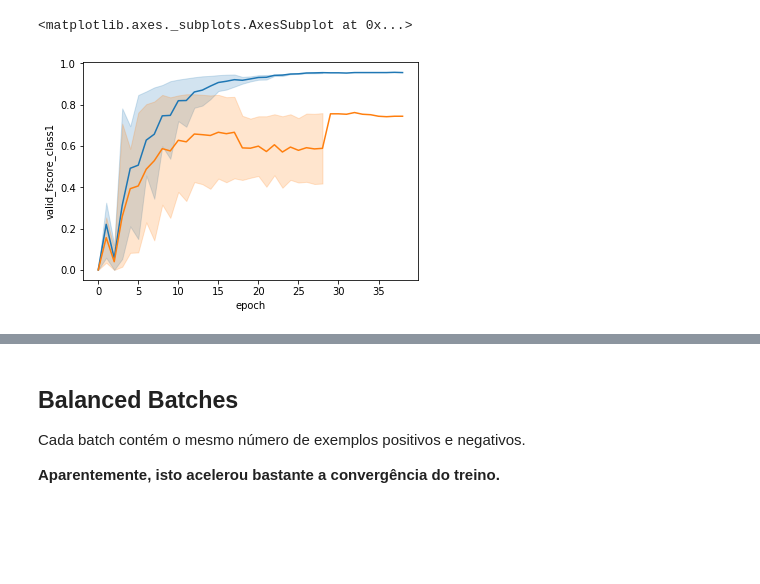
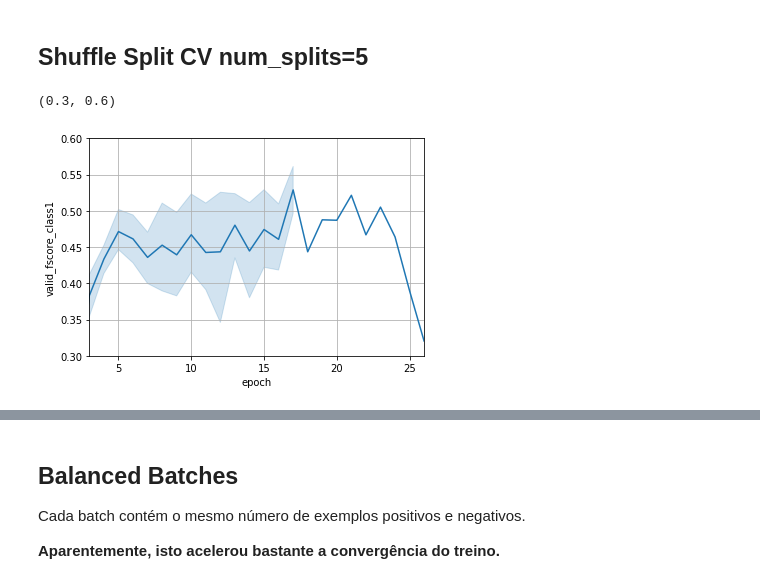
Before and after one commit to eraldoluis/textcnn, a Jupyter notebook: notebooks/test_parse_results.ipynb, the cells around one changed output, grey strips where cells are left out. Drawn from its saved outputs; the diff is of its cells as text; code cells hidden in the pictures; blank space fills up the shorter version.

```diff
--- a/notebooks/test_parse_results.ipynb
+++ b/notebooks/test_parse_results.ipynb
@@ -27,7 +28,9 @@ def linear_dicts_from_file(f_name):
 def stack_dfs_subdirs(path, f_name):
     ds = []
     for d in os.listdir(path):
-        if os.path.isdir(os.path.join(path, d)):
-            ds.extend(linear_dicts_from_file(os.path.join(path, d, f_name)))
+        path_d = os.path.join(path, d)
+        path_d_f = os.path.join(path, d, f_name)
+        if os.path.isdir(path_d) and os.path.exists(path_d_f):
+            ds.extend(linear_dicts_from_file(path_d_f))
     return pd.DataFrame(ds)
 # %%
@@ -40,7 +70,12 @@ sns.lineplot(x="epoch", y="valid_fscore_class1", data=df)
+# %% [markdown]
+## Shuffle Split CV num_splits=5
 # %%
-df = stack_dfs_subdirs("../results/out_cv_shuffle_split_20191117-133638-247354/", "res_perepoch.json")
-sns.lineplot(x="epoch", y="train_fscore_class1", data=df)
+df = stack_dfs_subdirs("../results/out_cv_shuffle_split_20191127-090041-371483/", "res_perepoch.json")
+# sns.lineplot(x="epoch", y="train_fscore_class1", data=df)
 sns.lineplot(x="epoch", y="valid_fscore_class1", data=df)
+plt.grid(True)
+plt.xlim(3,26)
+plt.ylim(0.3,0.6)
 # %% [output]
-<matplotlib.axes._subplots.AxesSubplot at 0x...>
+(0.3, 0.6)
-[figure, old version]
+[figure, new version]
```
Also changed, not shown: parts of 20 cells of this notebook, 54 other files.
